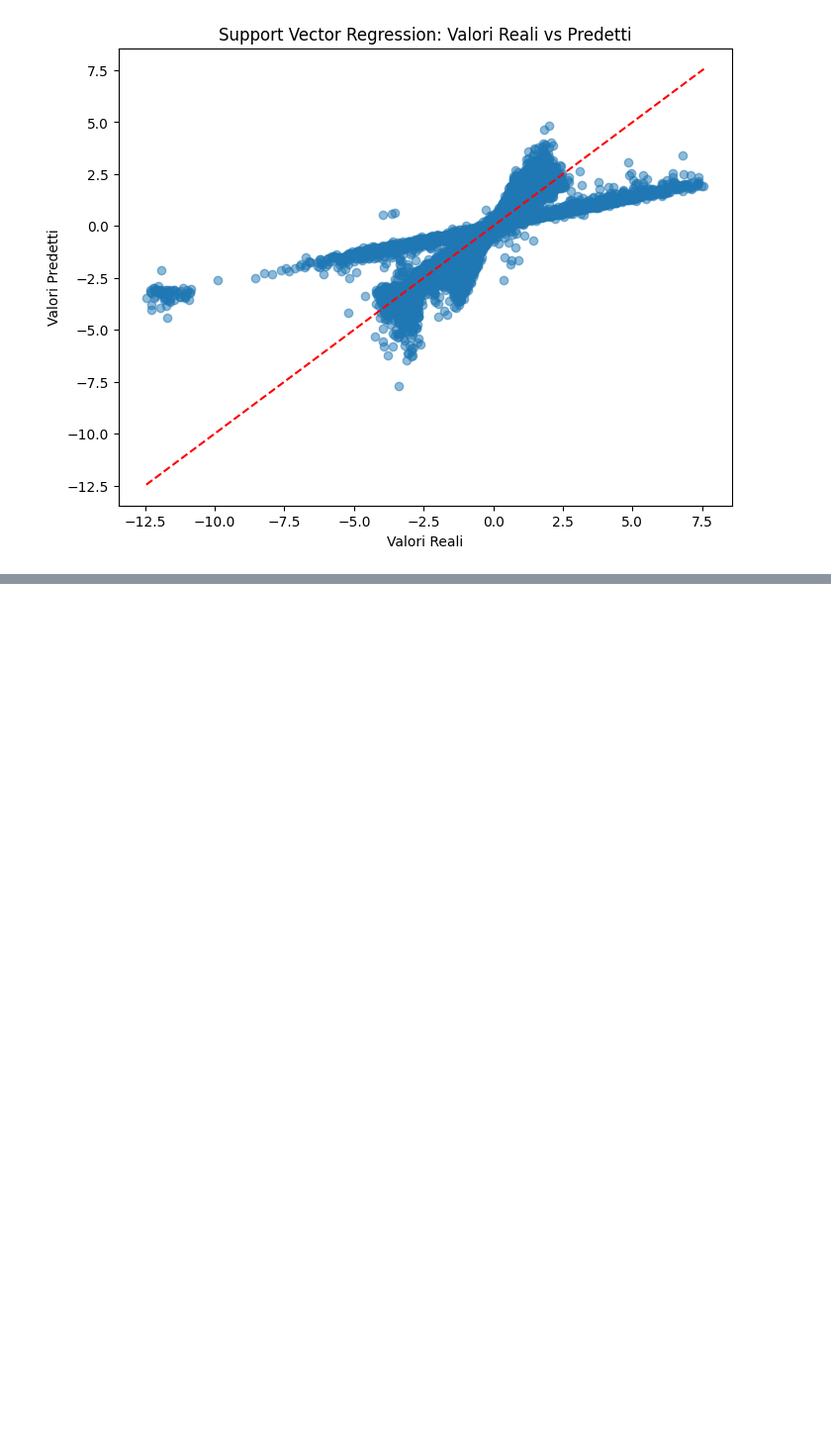
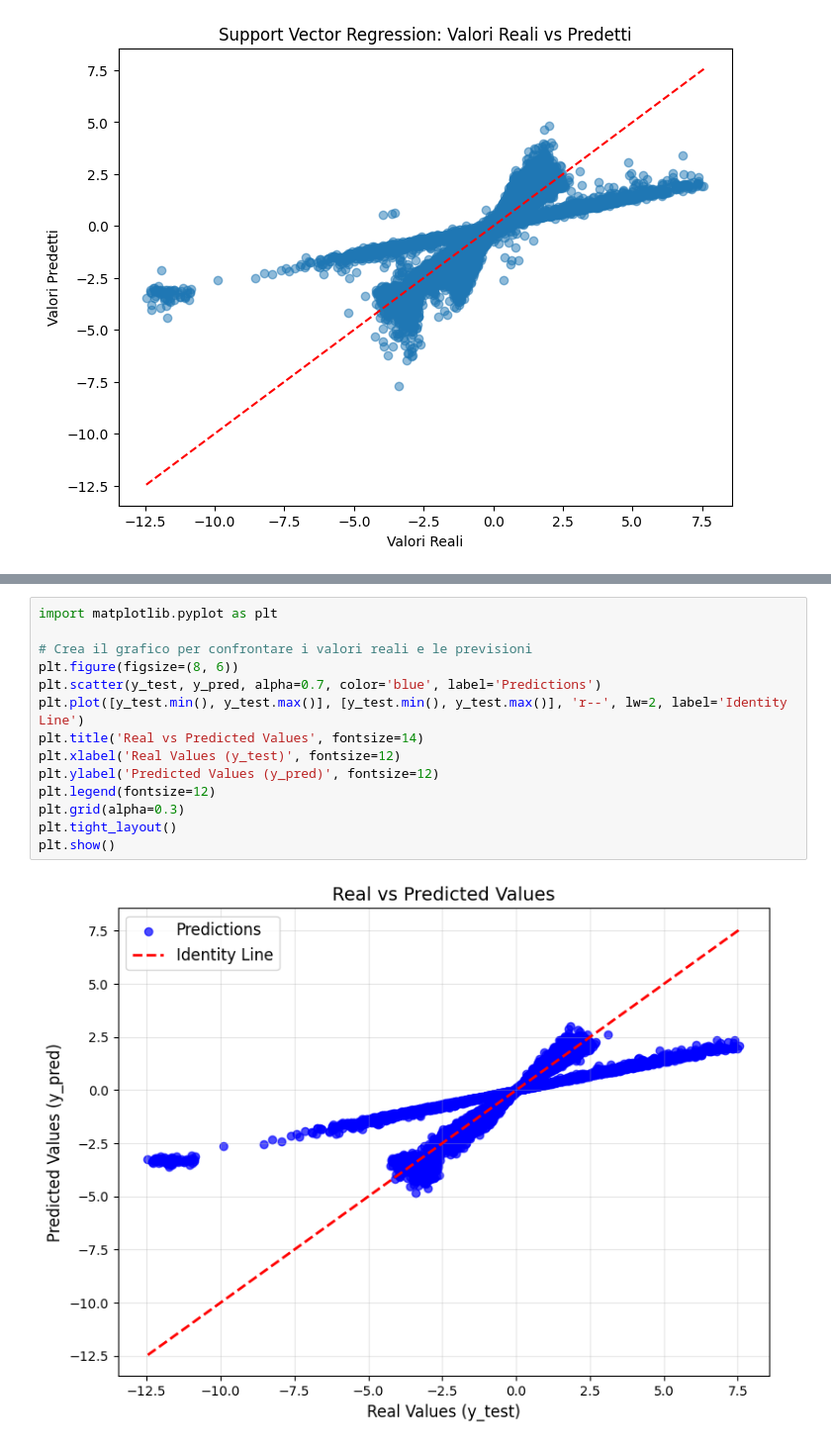
Before and after one commit to lucabellantee/FlyGuard, a Jupyter notebook: polynomial_regression.ipynb, the cells around one changed output, grey strips where cells are left out. Shown at 99% size. Drawn from its saved outputs; the diff is of its cells as text; blank space fills up the shorter version.

```diff
--- a/polynomial_regression.ipynb
+++ b/polynomial_regression.ipynb
@@ -421,0 +532,16 @@ R^2: 0.8571243475155288
+# %%
+import matplotlib.pyplot as plt
+
+# Crea il grafico per confrontare i valori reali e le previsioni
+plt.figure(figsize=(8, 6))
+plt.scatter(y_test, y_pred, alpha=0.7, color='blue', label='Predictions')
+plt.plot([y_test.min(), y_test.max()], [y_test.min(), y_test.max()], 'r--', lw=2, label='Identity Line')
+plt.title('Real vs Predicted Values', fontsize=14)
+plt.xlabel('Real Values (y_test)', fontsize=12)
+plt.ylabel('Predicted Values (y_pred)', fontsize=12)
+plt.legend(fontsize=12)
+plt.grid(alpha=0.3)
+plt.tight_layout()
+plt.show()
+# %% [output]
+[figure, added]
```
Also changed, not shown: parts of 9 cells of this notebook, 3 other files.
